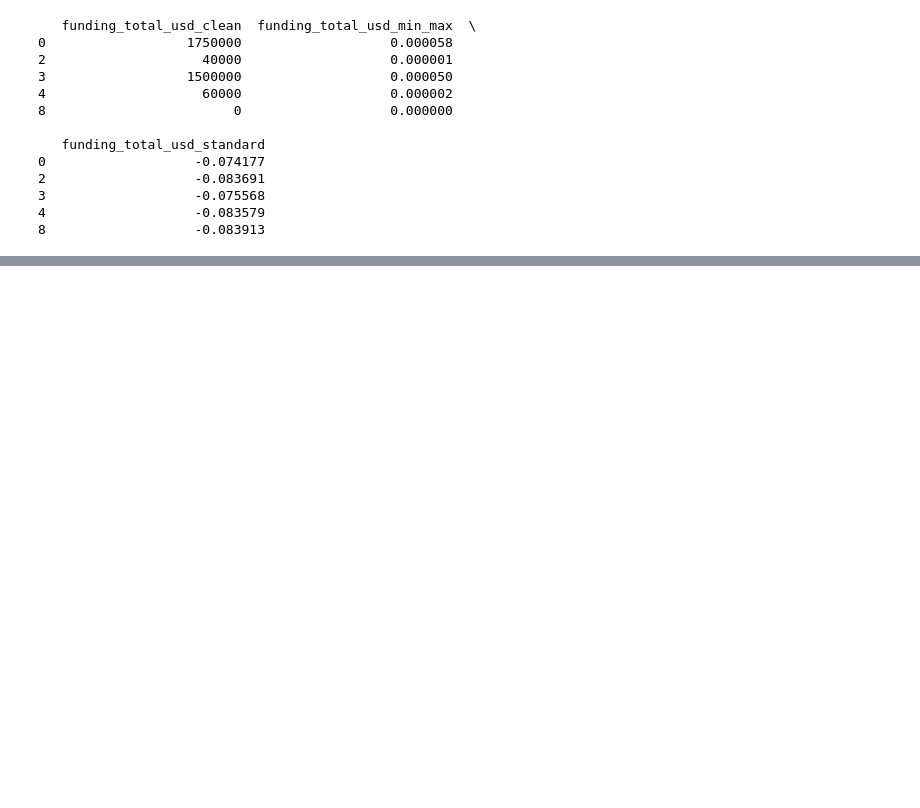
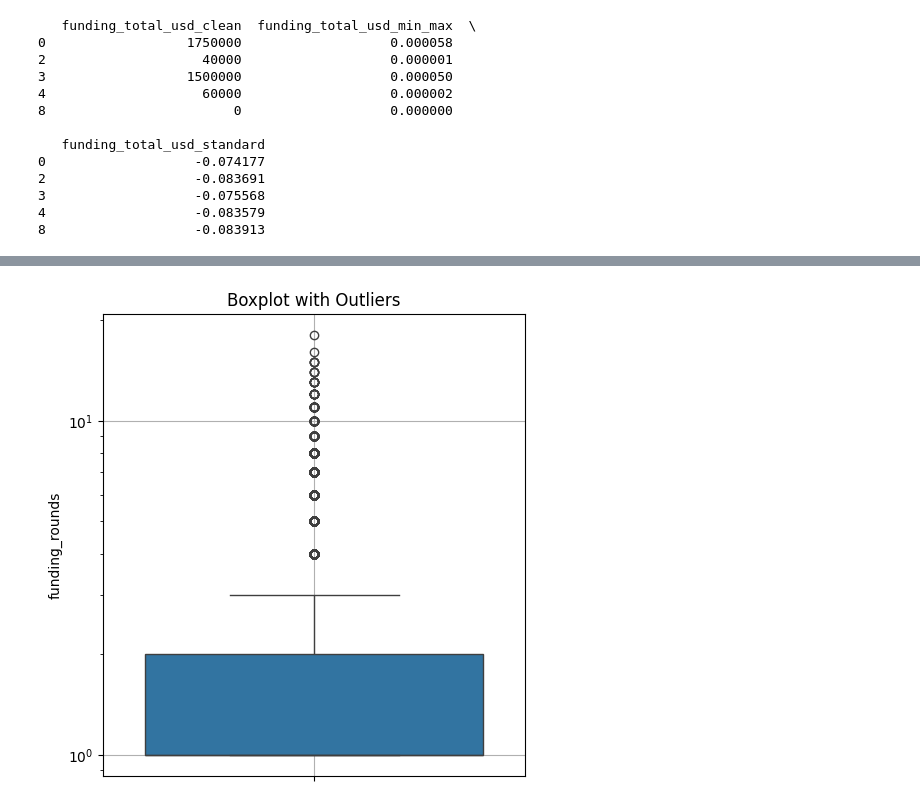
Before and after one commit to SerenaDinhBuiThuLinh/Data-Preprocessing-TLU, a Jupyter notebook: data_preprocessing_tlu.ipynb, the cells around one changed output, grey strips where cells are left out. Saved outputs shown, nothing was run; the diff lists cells and outputs as text; code cells hidden in the pictures; blank space fills up the shorter version.

```diff
--- a/data_preprocessing_tlu.ipynb
+++ b/data_preprocessing_tlu.ipynb
@@ -404,0 +483,10 @@ print(df[['funding_total_usd_clean', 'funding_total_usd_min_max', 'funding_total
+# %%
+plt.figure(figsize=(12, 6))
+plt.subplot(1, 2, 1)
+sns.boxplot(y=df['funding_rounds'])
+plt.title('Boxplot with Outliers')
+plt.ylabel('funding_rounds')
+plt.yscale('log')
+plt.grid(True)
+# %% [output]
+[figure, added]
```
Also changed, not shown: parts of 32 cells of this notebook.
